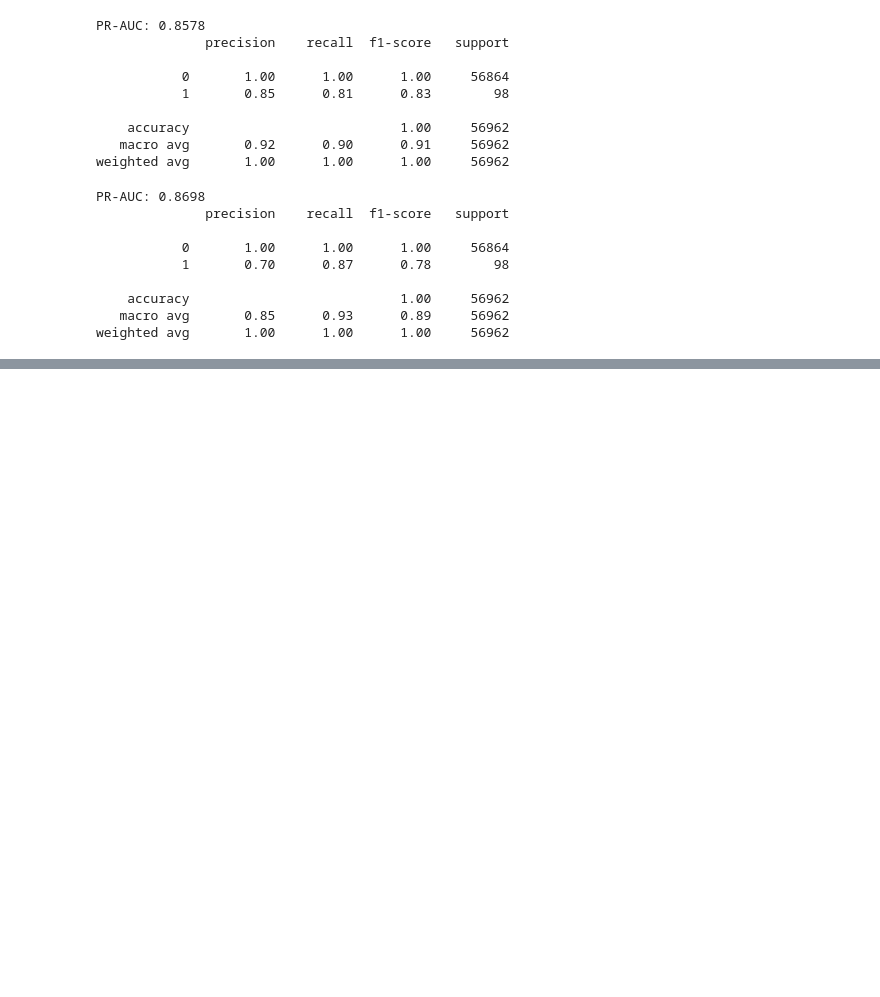
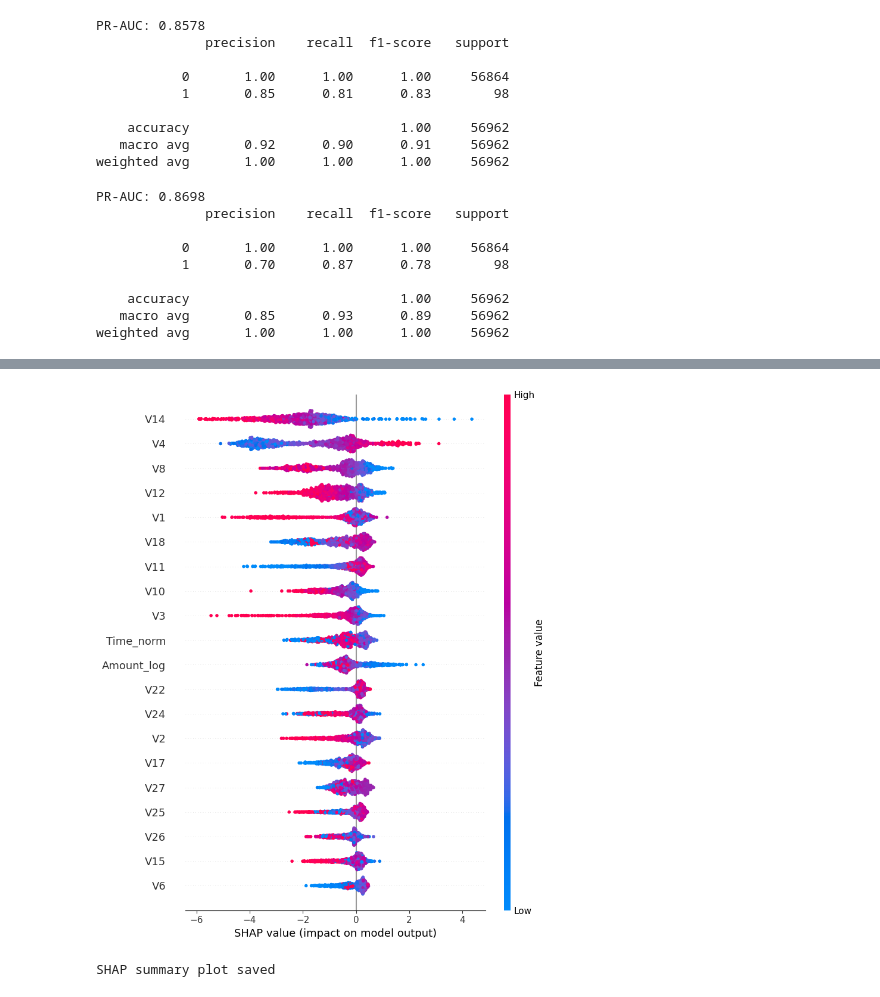
Before and after one commit to Nitish-Kumar-1998/credit-card-fraud-detection-mlops, a Jupyter notebook: notebooks/03_model_experiments.ipynb, the cells around one changed output, grey strips where cells are left out. Cells and saved outputs as stored; diff of their text form; code cells hidden in the pictures; blank space fills up the shorter version.

```diff
--- a/notebooks/03_model_experiments.ipynb
+++ b/notebooks/03_model_experiments.ipynb
@@ -182,0 +182,19 @@ Created version '1' of model 'fraud-detection-model'.
+# %%
+import shap
+
+# Use a sample of test data (SHAP is slow on full dataset)
+X_test_sample = X_test.sample(1000, random_state=42)
+
+# Create SHAP explainer
+explainer = shap.TreeExplainer(xgb)
+shap_values = explainer.shap_values(X_test_sample)
+
+# Summary plot
+shap.summary_plot(shap_values, X_test_sample, show=False)
+import matplotlib.pyplot as plt
+plt.savefig('../reports/shap_summary.png', bbox_inches='tight')
+plt.show()
+print("SHAP summary plot saved")
+# %% [output]
+[figure, added]
+SHAP summary plot saved
```
Also changed, not shown: parts of 2 cells of this notebook, 1 other file.
